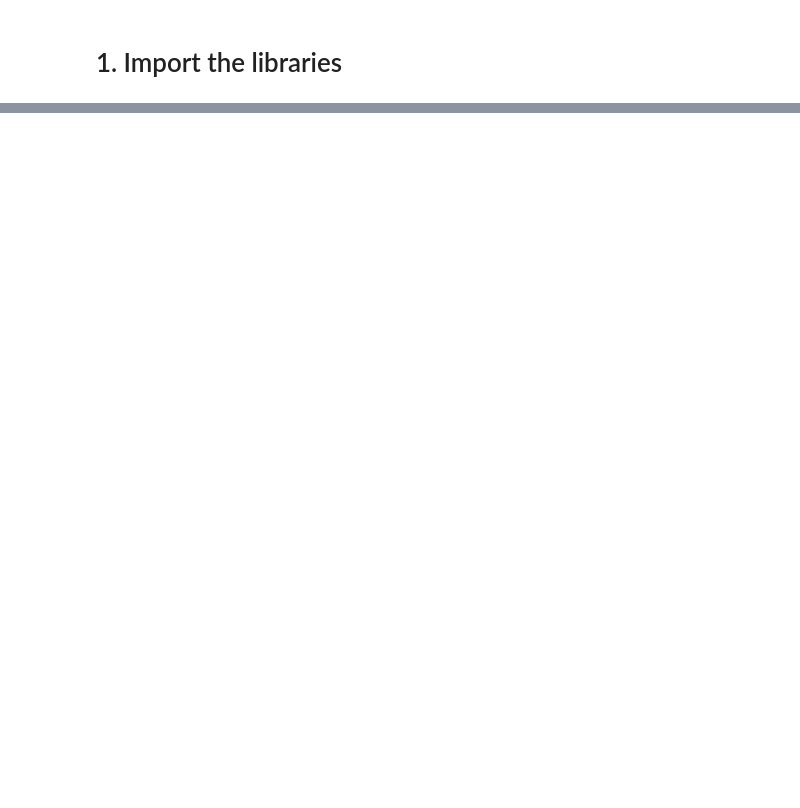
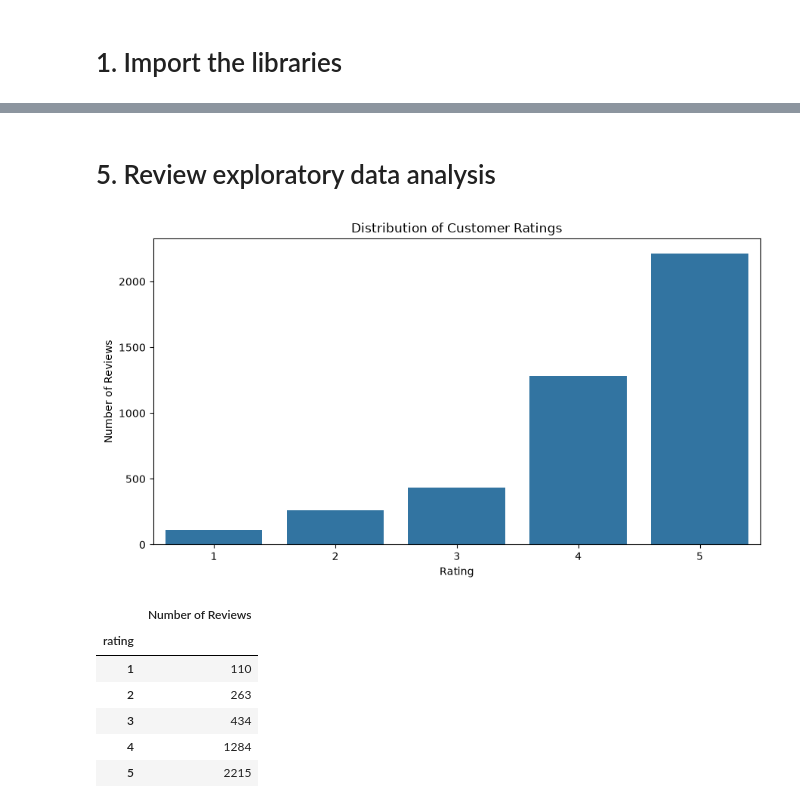
Before and after one commit to satish-shrestha-4u/restrodine-restaurant-intelligence, a Jupyter notebook: notebooks/04_customer_intelligence.ipynb, the cells around one changed output, grey strips where cells are left out. Drawn from its saved outputs; the diff is of its cells as text; code cells hidden in the pictures; blank space fills up the shorter version.

```diff
--- a/notebooks/04_customer_intelligence.ipynb
+++ b/notebooks/04_customer_intelligence.ipynb
@@ -90,0 +5,19 @@ fig.show()
+# %%
+# ============================================================
+# IMPORT LIBRARIES
+# ============================================================
+
+import pandas as pd
+import numpy as np
+import matplotlib.pyplot as plt
+import seaborn as sns
+import json
+
+from pathlib import Path
+from IPython.display import display
+
+pd.set_option("display.max_columns", None)
+pd.set_option("display.max_rows", 100)
+pd.set_option("display.float_format", "{:,.2f}".format)
+
+print("Libraries imported successfully.")
@@ -90,0 +272,37 @@ fig.show()
+# %% [markdown]
+# 5. Review exploratory data analysis
+# %%
+# ============================================================
+# REVIEW RATING DISTRIBUTION
+# ============================================================
+
+rating_counts = (
+    reviews_clean["rating"]
+    .value_counts()
+    .sort_index()
+)
+
+plt.figure(figsize=(9, 5))
+
+sns.countplot(
+    data=reviews_clean,
+    x="rating",
+    order=[1, 2, 3, 4, 5]
+)
+
+plt.title("Distribution of Customer Ratings")
+plt.xlabel("Rating")
+plt.ylabel("Number of Reviews")
+plt.tight_layout()
+plt.show()
+
+display(rating_counts.rename("Number of Reviews").to_frame())
+# %% [output]
+[figure, added]
+|  | Number of Reviews |
+| rating |  |
+| 1 | 110 |
+| 2 | 263 |
+| 3 | 434 |
+| 4 | 1284 |
+| 5 | 2215 |
```
Also changed, not shown: parts of 61 cells of this notebook, 26 other files.
